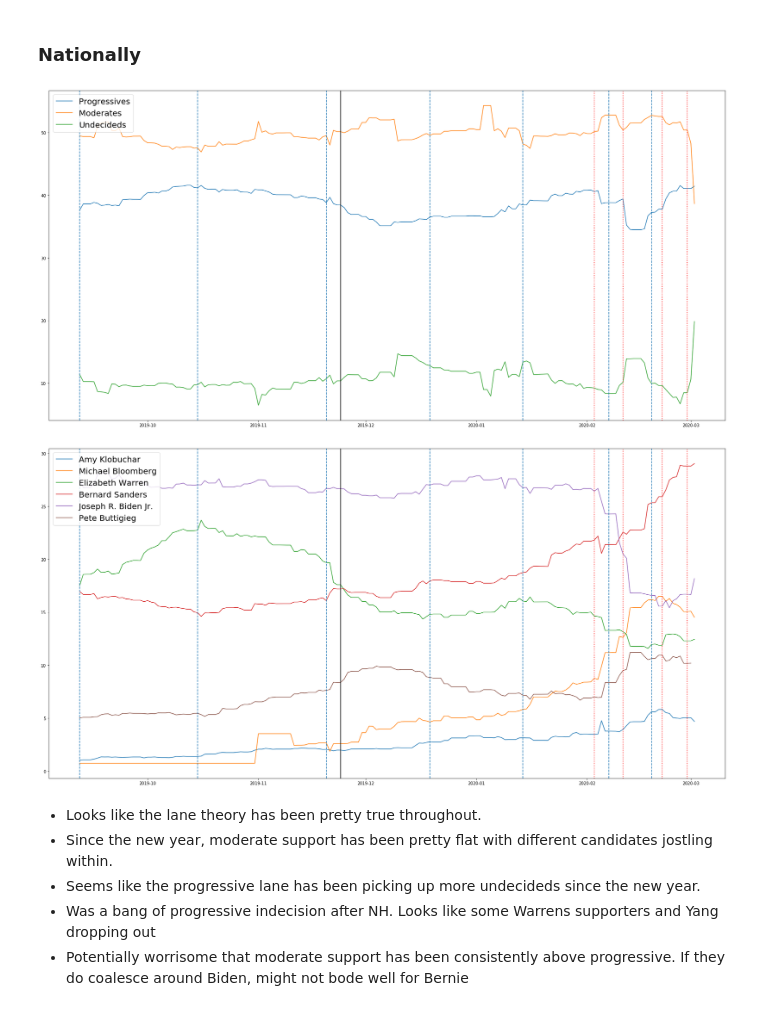
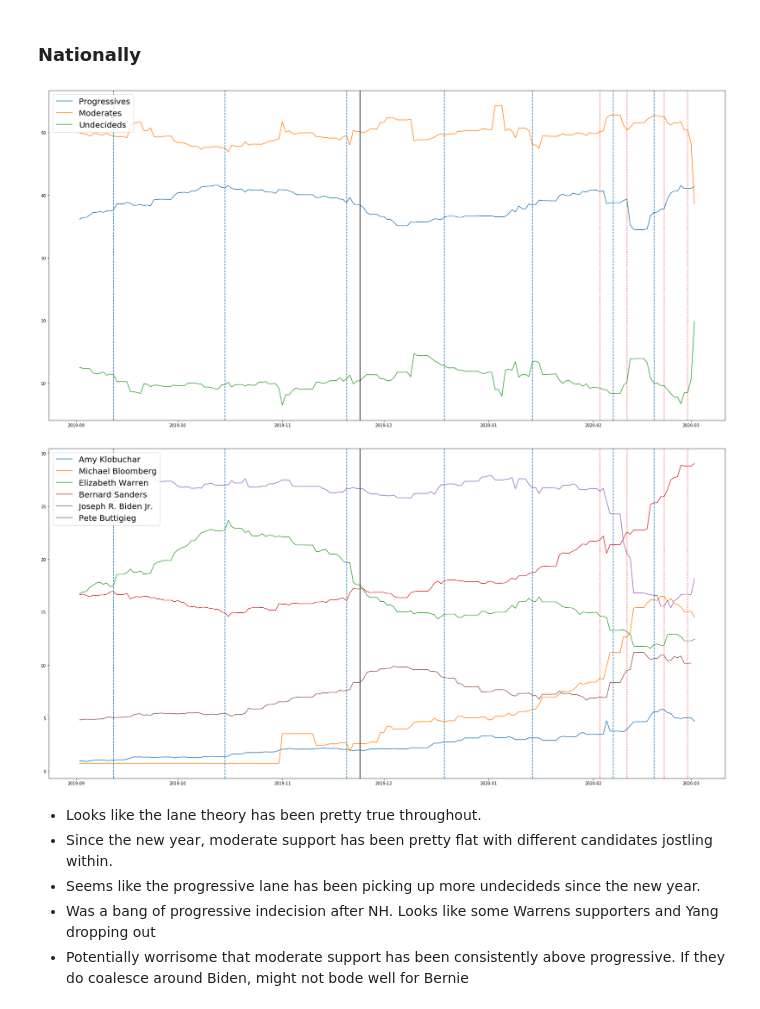
Before and after one commit to willyraedy/bpi_take_home, a Jupyter notebook: notebooks/EDA - Polling Data.ipynb, the cells around one changed output. Cells and saved outputs as stored; diff of their text form; code cells hidden in the pictures.

```diff
--- a/notebooks/EDA - Polling Data.ipynb
+++ b/notebooks/EDA - Polling Data.ipynb
@@ -78,14 +78,14 @@ visualize.plot_lanes(df=df_avg_polls, progressives=progressives, moderates=moder
 # %% [markdown]
 ### Nationally
 # %%
-last_month = df_avg_polls[df_avg_polls.modeldate > pd.to_datetime('9/11/2019')]
+last_month = df_avg_polls[df_avg_polls.modeldate > pd.to_datetime('9/1/2019')]
 
 visualize.plot_lanes(df=last_month, progressives=progressives, moderates=moderates)
 visualize.plot_candidates(last_month, relevant_candidates)
 # Since November, each lane has been competing within itself
 # %% [output]
-[figure, old version]
+[figure, new version]
-[figure, old version]
+[figure, new version]
 # %% [markdown]
 - Looks like the lane theory has been pretty true throughout.
 - Since the new year, moderate support has been pretty flat with different candidates jostling within.
```
Also changed, not shown: parts of 1 cell of this notebook, 3 other files.
